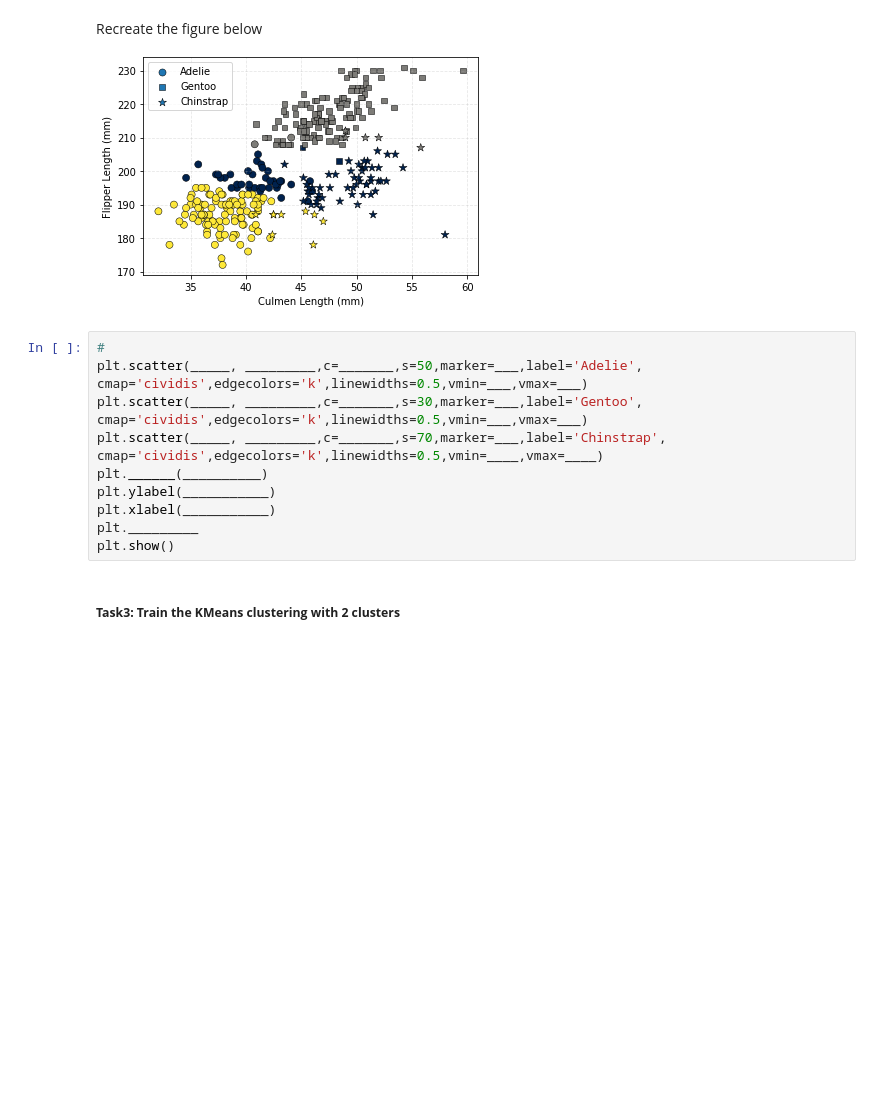
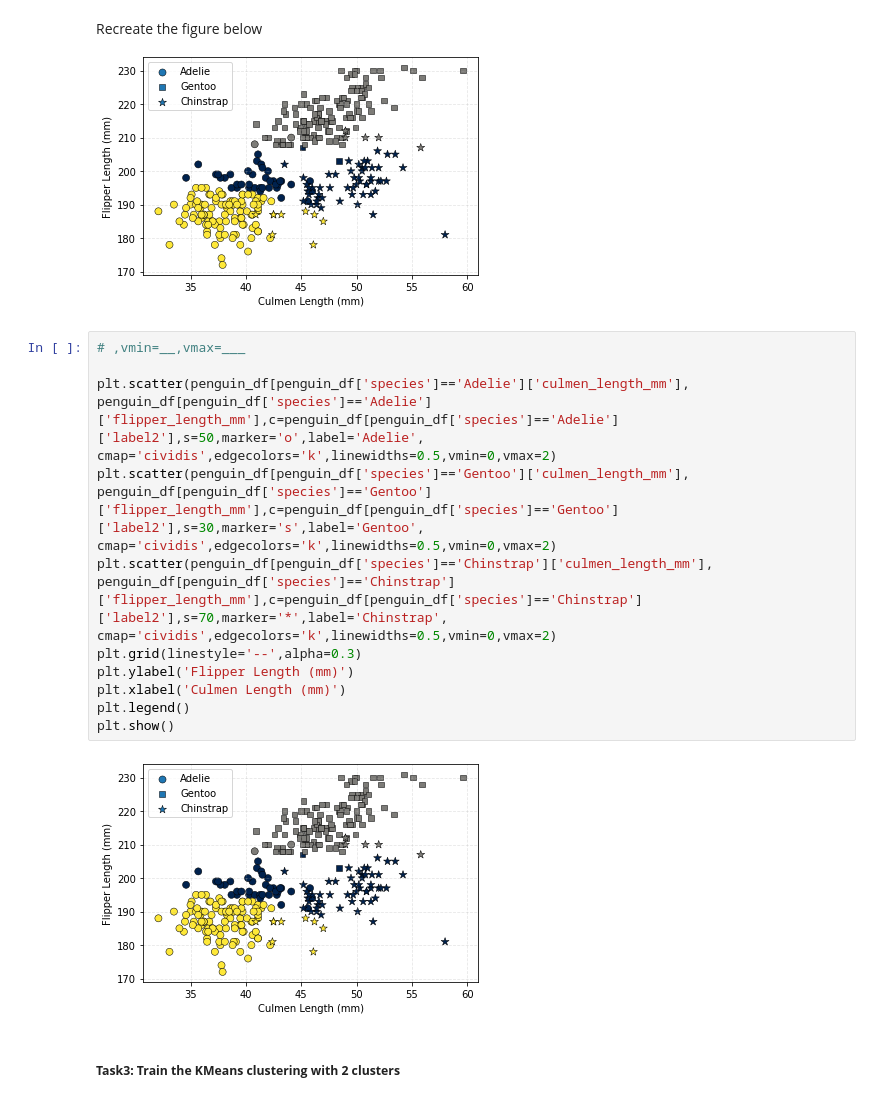
Before and after one commit to emiljor/2022_Intro_Python, a Jupyter notebook: Exercises/W4_S1.ipynb, the cells around one changed output. Saved outputs shown, nothing was run; the diff lists cells and outputs as text; blank space fills up the shorter version.

```diff
--- a/Exercises/W4_S1.ipynb
+++ b/Exercises/W4_S1.ipynb
@@ -211,15 +267,18 @@ Recreate the figure below
 
 ![plot3.png](embedded-picture-1)
 # %%
-#
-plt.scatter(_____, _________,c=_______,s=50,marker=___,label='Adelie', cmap='cividis',edgecolors='k',linewidths=0.5,vmin=___,vmax=___)
-plt.scatter(_____, _________,c=_______,s=30,marker=___,label='Gentoo', cmap='cividis',edgecolors='k',linewidths=0.5,vmin=___,vmax=___)
-plt.scatter(_____, _________,c=_______,s=70,marker=___,label='Chinstrap', cmap='cividis',edgecolors='k',linewidths=0.5,vmin=____,vmax=____)
-plt.______(__________)
-plt.ylabel(___________)
-plt.xlabel(___________)
-plt._________
+# ,vmin=__,vmax=___
+
+plt.scatter(penguin_df[penguin_df['species']=='Adelie']['culmen_length_mm'], penguin_df[penguin_df['species']=='Adelie']['flipper_length_mm'],c=penguin_df[penguin_df['species']=='Adelie']['label2'],s=50,marker='o',label='Adelie', cmap='cividis',edgecolors='k',linewidths=0.5,vmin=0,vmax=2)
+plt.scatter(penguin_df[penguin_df['species']=='Gentoo']['culmen_length_mm'], penguin_df[penguin_df['species']=='Gentoo']['flipper_length_mm'],c=penguin_df[penguin_df['species']=='Gentoo']['label2'],s=30,marker='s',label='Gentoo', cmap='cividis',edgecolors='k',linewidths=0.5,vmin=0,vmax=2)
+plt.scatter(penguin_df[penguin_df['species']=='Chinstrap']['culmen_length_mm'], penguin_df[penguin_df['species']=='Chinstrap']['flipper_length_mm'],c=penguin_df[penguin_df['species']=='Chinstrap']['label2'],s=70,marker='*',label='Chinstrap', cmap='cividis',edgecolors='k',linewidths=0.5,vmin=0,vmax=2)
+plt.grid(linestyle='--',alpha=0.3)
+plt.ylabel('Flipper Length (mm)')
+plt.xlabel('Culmen Length (mm)')
+plt.legend()
 plt.show()
+# %% [output]
+[figure, added]
 # %% [markdown]
 ##### **Task3: Train the KMeans clustering with 2 clusters**
 # %%
```
Also changed, not shown: parts of 9 cells of this notebook.
